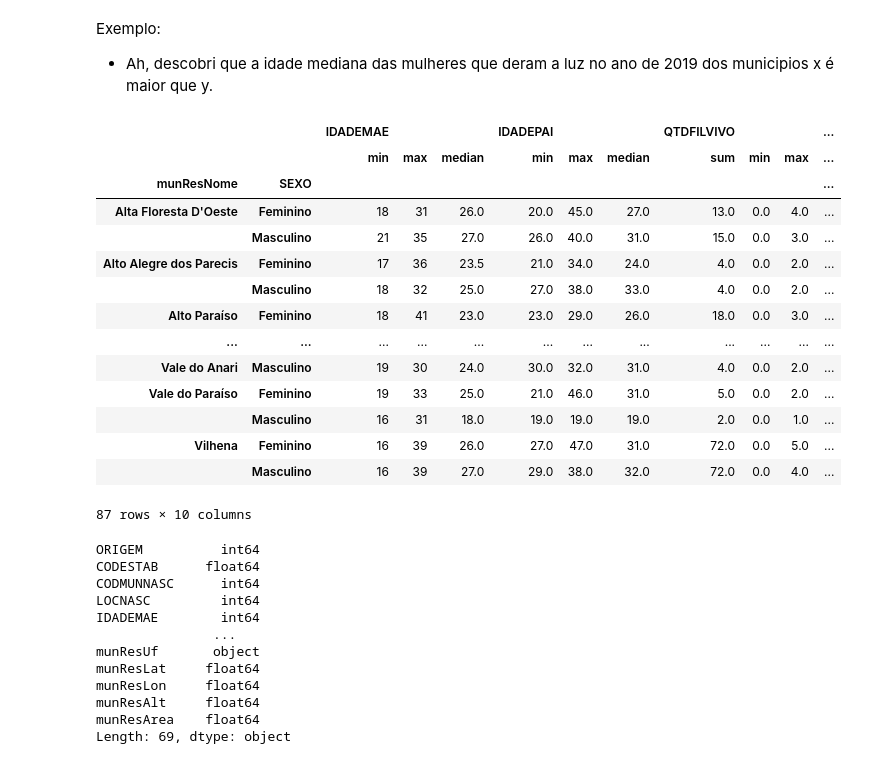
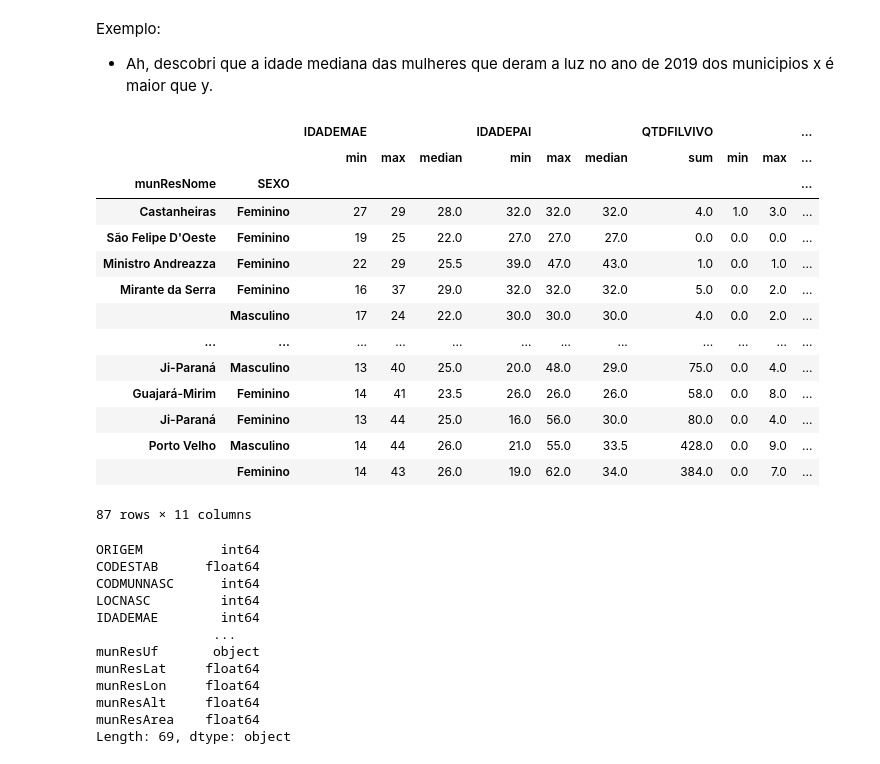
Before and after one commit to iqui27/EBAC-AULAS, a Jupyter notebook: MODULO 9/Mod9Tarefa1.ipynb, the cells around one changed output. Saved outputs shown, nothing was run; the diff lists cells and outputs as text; code cells hidden in the pictures.

```diff
--- a/MODULO 9/Mod9Tarefa1.ipynb
+++ b/MODULO 9/Mod9Tarefa1.ipynb
@@ -101,24 +101,24 @@ Exemplo:
 - Ah, descobri que a idade mediana das mulheres que deram a luz no ano de 2019 dos municipios x é maior que y.
 # %%
 sinasc_marco = sinasc_raw[(sinasc_raw['DTNASC'] >= "2019-03-01") & ((sinasc_raw['DTNASC'] <= "2019-03-31"))]
-group = sinasc_marco.groupby(['munResNome','SEXO']).aggregate({'IDADEMAE' :['min','max', 'median'], 'IDADEPAI':['min','max','median'], 'QTDFILVIVO': ['sum','min','max', 'median']}).dropna()
-group
+group = sinasc_marco.groupby(['munResNome','SEXO']).aggregate({'IDADEMAE' :['min','max', 'median'], 'IDADEPAI':['min','max','median'], 'QTDFILVIVO': ['sum','min','max', 'median'], 'QTDFILMORT': 'sum'}).dropna()
+group.sort_values(by=('QTDFILMORT', 'sum'))
 # %% [output]
 |  |  | IDADEMAE |  |  | IDADEPAI |  |  | QTDFILVIVO |  |  | ... |
 |  |  | min | max | median | min | max | median | sum | min | max | ... |
 | munResNome | SEXO |  |  |  |  |  |  |  |  |  | ... |
-| Alta Floresta D'Oeste | Feminino | 18 | 31 | 26.0 | 20.0 | 45.0 | 27.0 | 13.0 | 0.0 | 4.0 | ... |
-|  | Masculino | 21 | 35 | 27.0 | 26.0 | 40.0 | 31.0 | 15.0 | 0.0 | 3.0 | ... |
-| Alto Alegre dos Parecis | Feminino | 17 | 36 | 23.5 | 21.0 | 34.0 | 24.0 | 4.0 | 0.0 | 2.0 | ... |
-|  | Masculino | 18 | 32 | 25.0 | 27.0 | 38.0 | 33.0 | 4.0 | 0.0 | 2.0 | ... |
-| Alto Paraíso | Feminino | 18 | 41 | 23.0 | 23.0 | 29.0 | 26.0 | 18.0 | 0.0 | 3.0 | ... |
+| Castanheiras | Feminino | 27 | 29 | 28.0 | 32.0 | 32.0 | 32.0 | 4.0 | 1.0 | 3.0 | ... |
+| São Felipe D'Oeste | Feminino | 19 | 25 | 22.0 | 27.0 | 27.0 | 27.0 | 0.0 | 0.0 | 0.0 | ... |
+| Ministro Andreazza | Feminino | 22 | 29 | 25.5 | 39.0 | 47.0 | 43.0 | 1.0 | 0.0 | 1.0 | ... |
+| Mirante da Serra | Feminino | 16 | 37 | 29.0 | 32.0 | 32.0 | 32.0 | 5.0 | 0.0 | 2.0 | ... |
+|  | Masculino | 17 | 24 | 22.0 | 30.0 | 30.0 | 30.0 | 4.0 | 0.0 | 2.0 | ... |
 | ... | ... | ... | ... | ... | ... | ... | ... | ... | ... | ... | ... |
-| Vale do Anari | Masculino | 19 | 30 | 24.0 | 30.0 | 32.0 | 31.0 | 4.0 | 0.0 | 2.0 | ... |
-| Vale do Paraíso | Feminino | 19 | 33 | 25.0 | 21.0 | 46.0 | 31.0 | 5.0 | 0.0 | 2.0 | ... |
-|  | Masculino | 16 | 31 | 18.0 | 19.0 | 19.0 | 19.0 | 2.0 | 0.0 | 1.0 | ... |
-| Vilhena | Feminino | 16 | 39 | 26.0 | 27.0 | 47.0 | 31.0 | 72.0 | 0.0 | 5.0 | ... |
-|  | Masculino | 16 | 39 | 27.0 | 29.0 | 38.0 | 32.0 | 72.0 | 0.0 | 4.0 | ... |
+| Ji-Paraná | Masculino | 13 | 40 | 25.0 | 20.0 | 48.0 | 29.0 | 75.0 | 0.0 | 4.0 | ... |
+| Guajará-Mirim | Feminino | 14 | 41 | 23.5 | 26.0 | 26.0 | 26.0 | 58.0 | 0.0 | 8.0 | ... |
+| Ji-Paraná | Feminino | 13 | 44 | 25.0 | 16.0 | 56.0 | 30.0 | 80.0 | 0.0 | 4.0 | ... |
+| Porto Velho | Masculino | 14 | 44 | 26.0 | 21.0 | 55.0 | 33.5 | 428.0 | 0.0 | 9.0 | ... |
+|  | Feminino | 14 | 43 | 26.0 | 19.0 | 62.0 | 34.0 | 384.0 | 0.0 | 7.0 | ... |
-87 rows × 10 columns
+87 rows × 11 columns
 # %%
 sinasc_raw.dtypes
 # %% [output]
```
